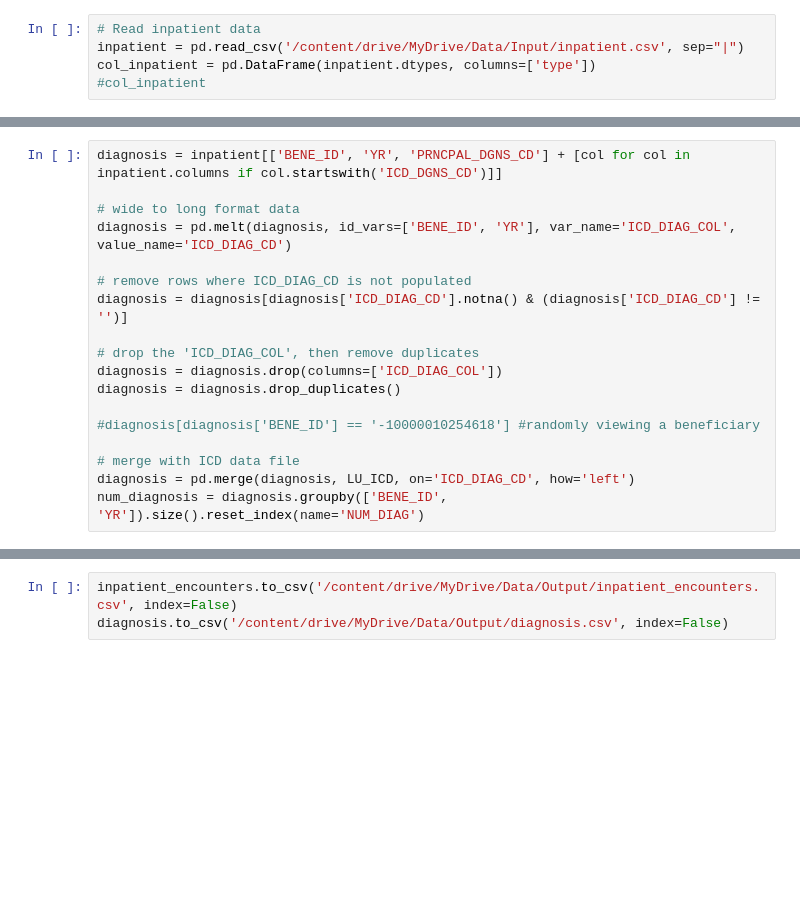
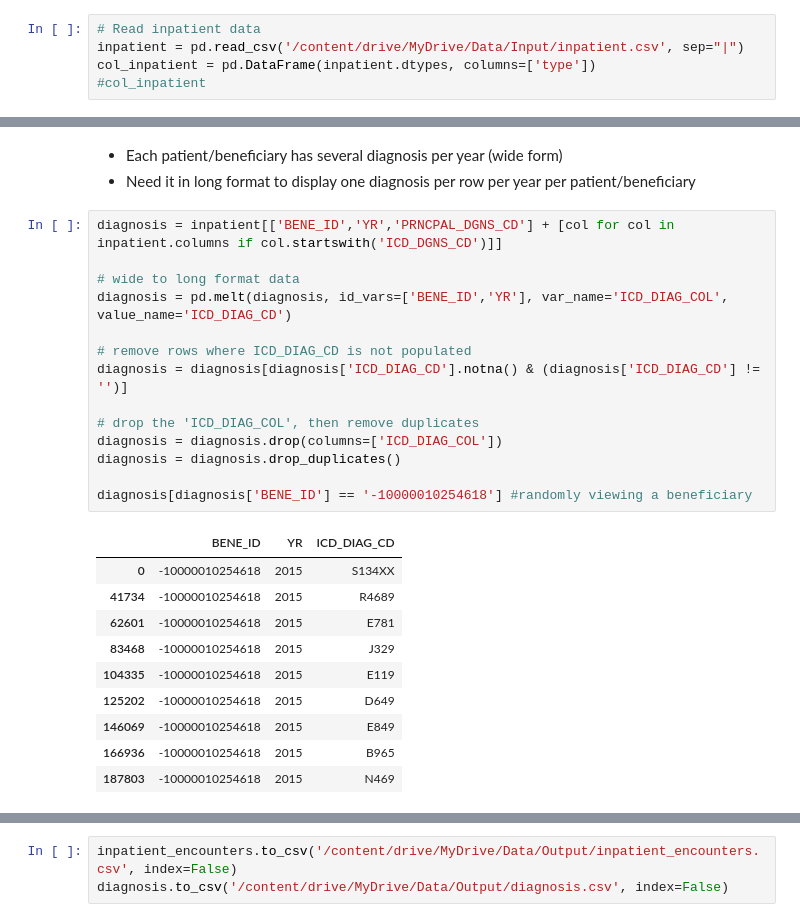
Before and after one commit to benabijah/EHR, a Jupyter notebook: inpatient_data_preprocessing.ipynb, the cells around one changed output, grey strips where cells are left out. Cells and saved outputs as stored; diff of their text form; blank space fills up the shorter version.

```diff
--- a/inpatient_data_preprocessing.ipynb
+++ b/inpatient_data_preprocessing.ipynb
@@ -68,18 +64,28 @@ inpatient[['BENE_ID', 'YR', 'PRNCPAL_DGNS_CD'] + [col for col in inpatient.colum
+# %% [markdown]
+* Each patient/beneficiary has several diagnosis per year (wide form)
+* Need it in long format to display one diagnosis per row per year per patient/beneficiary
 # %%
-diagnosis = inpatient[['BENE_ID', 'YR', 'PRNCPAL_DGNS_CD'] + [col for col in inpatient.columns if col.startswith('ICD_DGNS_CD')]]
+diagnosis = inpatient[['BENE_ID','YR','PRNCPAL_DGNS_CD'] + [col for col in inpatient.columns if col.startswith('ICD_DGNS_CD')]]
 
 # wide to long format data
-diagnosis = pd.melt(diagnosis, id_vars=['BENE_ID', 'YR'], var_name='ICD_DIAG_COL', value_name='ICD_DIAG_CD')
+diagnosis = pd.melt(diagnosis, id_vars=['BENE_ID','YR'], var_name='ICD_DIAG_COL', value_name='ICD_DIAG_CD')
 
 # remove rows where ICD_DIAG_CD is not populated
 diagnosis = diagnosis[diagnosis['ICD_DIAG_CD'].notna() & (diagnosis['ICD_DIAG_CD'] != '')]
 
 # drop the 'ICD_DIAG_COL', then remove duplicates
 diagnosis = diagnosis.drop(columns=['ICD_DIAG_COL'])
 diagnosis = diagnosis.drop_duplicates()
 
-#diagnosis[diagnosis['BENE_ID'] == '-10000010254618'] #randomly viewing a beneficiary
-
-# merge with ICD data file
-diagnosis = pd.merge(diagnosis, LU_ICD, on='ICD_DIAG_CD', how='left')
-num_diagnosis = diagnosis.groupby(['BENE_ID', 'YR']).size().reset_index(name='NUM_DIAG')
+diagnosis[diagnosis['BENE_ID'] == '-10000010254618'] #randomly viewing a beneficiary
+# %% [output]
+|  | BENE_ID | YR | ICD_DIAG_CD |
+| 0 | -10000010254618 | 2015 | S134XX |
+| 41734 | -10000010254618 | 2015 | R4689 |
+| 62601 | -10000010254618 | 2015 | E781 |
+| 83468 | -10000010254618 | 2015 | J329 |
+| 104335 | -10000010254618 | 2015 | E119 |
+| 125202 | -10000010254618 | 2015 | D649 |
+| 146069 | -10000010254618 | 2015 | E849 |
+| 166936 | -10000010254618 | 2015 | B965 |
+| 187803 | -10000010254618 | 2015 | N469 |
```
Also changed, not shown: parts of 7 cells of this notebook.
